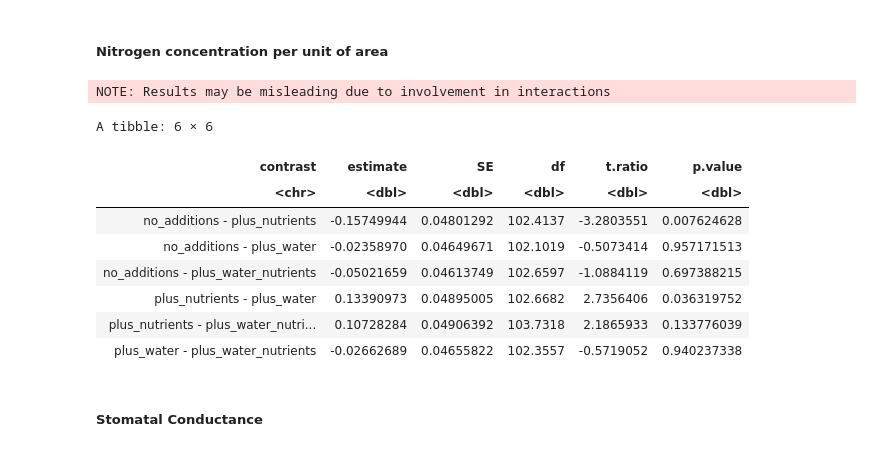
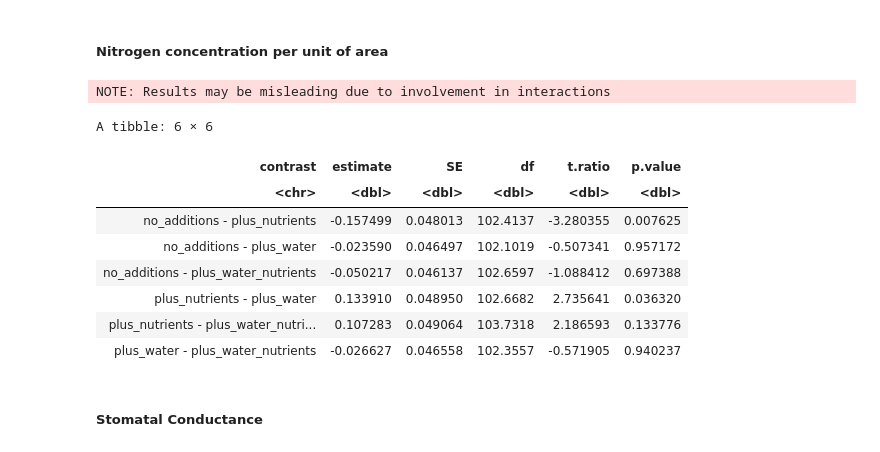
Before and after one commit to ecamo19/shade_house_reproducible_stats, a Jupyter notebook: notebooks/model_for_q2.ipynb, the cells around one changed output. Cells and saved outputs as stored; diff of their text form; code cells hidden in the pictures.

```diff
--- a/notebooks/model_for_q2.ipynb
+++ b/notebooks/model_for_q2.ipynb
@@ -292,19 +332,20 @@ A tibble: 1 × 6
 # %%
 as_tibble(emmeans(models_q2$n_area_log,
         pairwise ~ treatment,
         adjust = "tukey"
-        )$contrast)
+        )$contrast) %>%
+        mutate(across(2:6, round, 6))
 # %% [output]
 NOTE: Results may be misleading due to involvement in interactions
 A tibble: 6 × 6
 | contrast | estimate | SE | df | t.ratio | p.value |
 | <chr> | <dbl> | <dbl> | <dbl> | <dbl> | <dbl> |
-| no_additions - plus_nutrients | -0.15749944 | 0.04801292 | 102.4137 | -3.2803551 | 0.007624628 |
-| no_additions - plus_water | -0.02358970 | 0.04649671 | 102.1019 | -0.5073414 | 0.957171513 |
-| no_additions - plus_water_nutrients | -0.05021659 | 0.04613749 | 102.6597 | -1.0884119 | 0.697388215 |
-| plus_nutrients - plus_water | 0.13390973 | 0.04895005 | 102.6682 | 2.7356406 | 0.036319752 |
-| plus_nutrients - plus_water_nutri... | 0.10728284 | 0.04906392 | 103.7318 | 2.1865933 | 0.133776039 |
-| plus_water - plus_water_nutrients | -0.02662689 | 0.04655822 | 102.3557 | -0.5719052 | 0.940237338 |
+| no_additions - plus_nutrients | -0.157499 | 0.048013 | 102.4137 | -3.280355 | 0.007625 |
+| no_additions - plus_water | -0.023590 | 0.046497 | 102.1019 | -0.507341 | 0.957172 |
+| no_additions - plus_water_nutrients | -0.050217 | 0.046137 | 102.6597 | -1.088412 | 0.697388 |
+| plus_nutrients - plus_water | 0.133910 | 0.048950 | 102.6682 | 2.735641 | 0.036320 |
+| plus_nutrients - plus_water_nutri... | 0.107283 | 0.049064 | 103.7318 | 2.186593 | 0.133776 |
+| plus_water - plus_water_nutrients | -0.026627 | 0.046558 | 102.3557 | -0.571905 | 0.940237 |
 # %% [markdown]
 ##### Stomatal Conductance
 # %%
```
Also changed, not shown: parts of 8 cells of this notebook.
